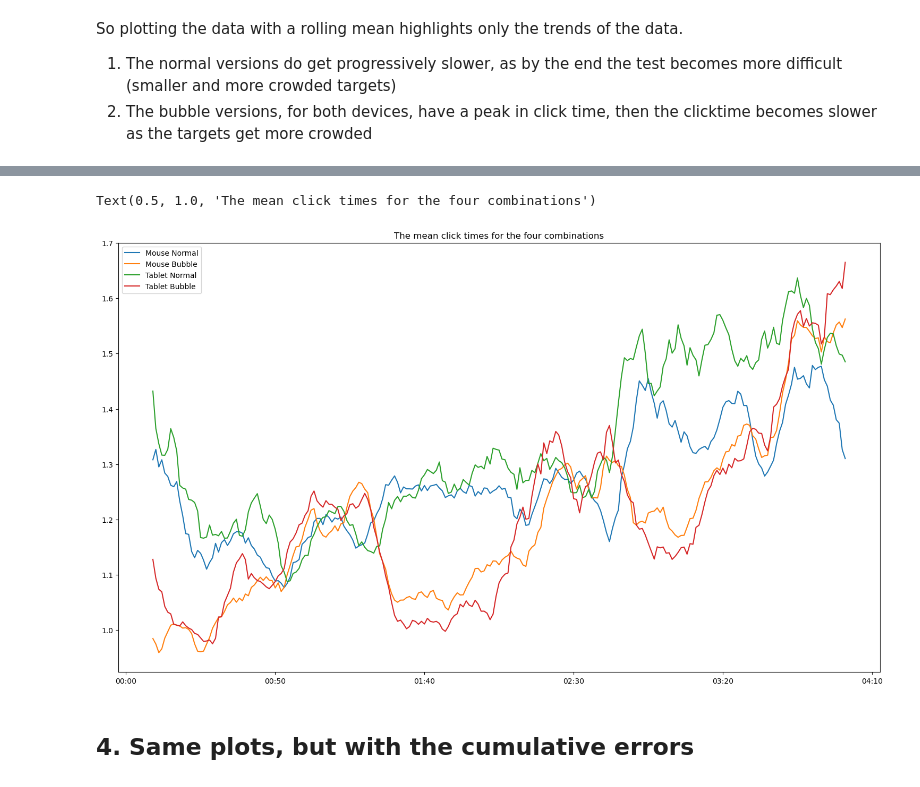
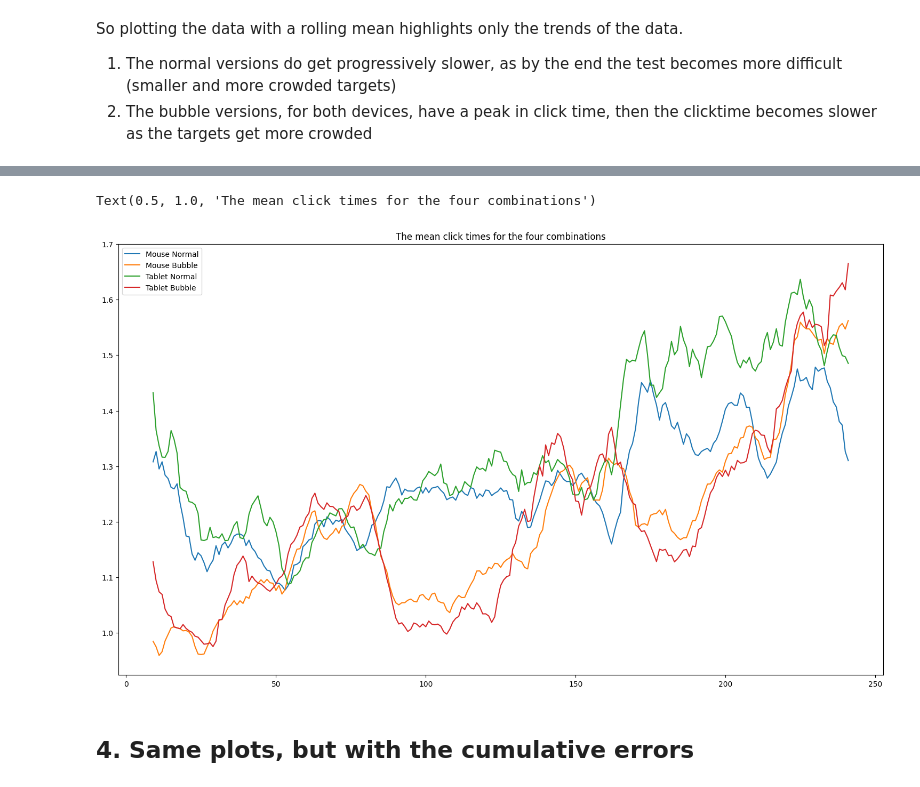
Before and after one commit to IoanaBaciu24/BubbleCursorExperiment, a Jupyter notebook: notebook.ipynb, the cells around one changed output, grey strips where cells are left out. Saved outputs shown, nothing was run; the diff lists cells and outputs as text; code cells hidden in the pictures.

```diff
--- a/notebook.ipynb
+++ b/notebook.ipynb
@@ -126,3 +126,24 @@ plt.ylabel("Movement Time (seconds)")
 plt.show()
 # %% [output]
 [figure]
+# %%
+# I just want to see all 4 lines together
+
+x_axis = [0, 7]
+y_axis = [0, 1.8]
+tmp = combined_df.groupby(["device", "mode", "ID"]).mean()
+extended_x = np.linspace(*x_axis, 100)
+
+for d in ["mouse", "tablet"]:
+  for m in ["normal", "bubble"]:
+    x = tmp.T[d][m].T.index.to_numpy()
+    y = tmp.T[d][m].T["clickTime"].to_numpy()
+    plt.scatter(x, y, label=f"{d} {m}", alpha=0.5)
+    p = np.polyfit(x, y, 1)
+    plt.plot(extended_x, np.polyval(p, extended_x))#, label=f"{d} {m}")
+
+plt.legend()
+plt.axis(x_axis + y_axis)
+plt.xlabel("Index of Difficulty (ID)")
+plt.ylabel("Movement Time (seconds)")
+plt.show()
@@ -255,20 +278,20 @@ Text(0.5, 1.0, 'The mean click times for the four combinations')
 # %%
 fig, ax = plt.subplots()
 fig.set_size_inches(18.5, 10.5)
 
 ax.plot(df_times_MN["meanClickTime"].rolling(10).mean(), label="Mouse Normal")
 ax.plot(df_times_MB["meanClickTime"].rolling(10).mean(), label="Mouse Bubble")
 ax.plot(df_times_TN["meanClickTime"].rolling(10).mean(), label="Tablet Normal")
 ax.plot(df_times_TB["meanClickTime"].rolling(10).mean(), label="Tablet Bubble")
 
 ticks = ax.get_xticks()
-ax.set_xticklabels(pd.to_datetime(ticks, unit='s').strftime('%M:%S'))
+# ax.set_xticklabels(pd.to_datetime(ticks, unit='s').strftime('%M:%S'))
 
 ax.legend()
 ax.set_title("The mean click times for the four combinations")
 # %% [output]
 Text(0.5, 1.0, 'The mean click times for the four combinations')
-[figure, old version]
+[figure, new version]
 # %% [markdown]
 ## 4. Same plots, but with the cumulative errors
 # %%
```
Also changed, not shown: parts of 10 cells of this notebook.
